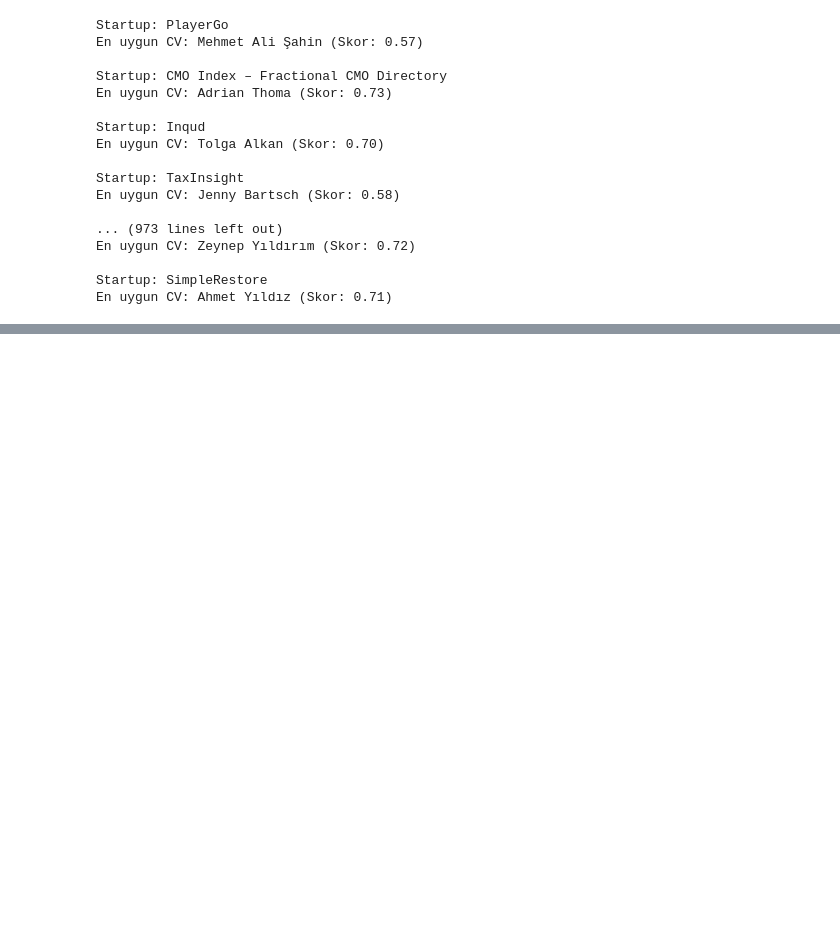
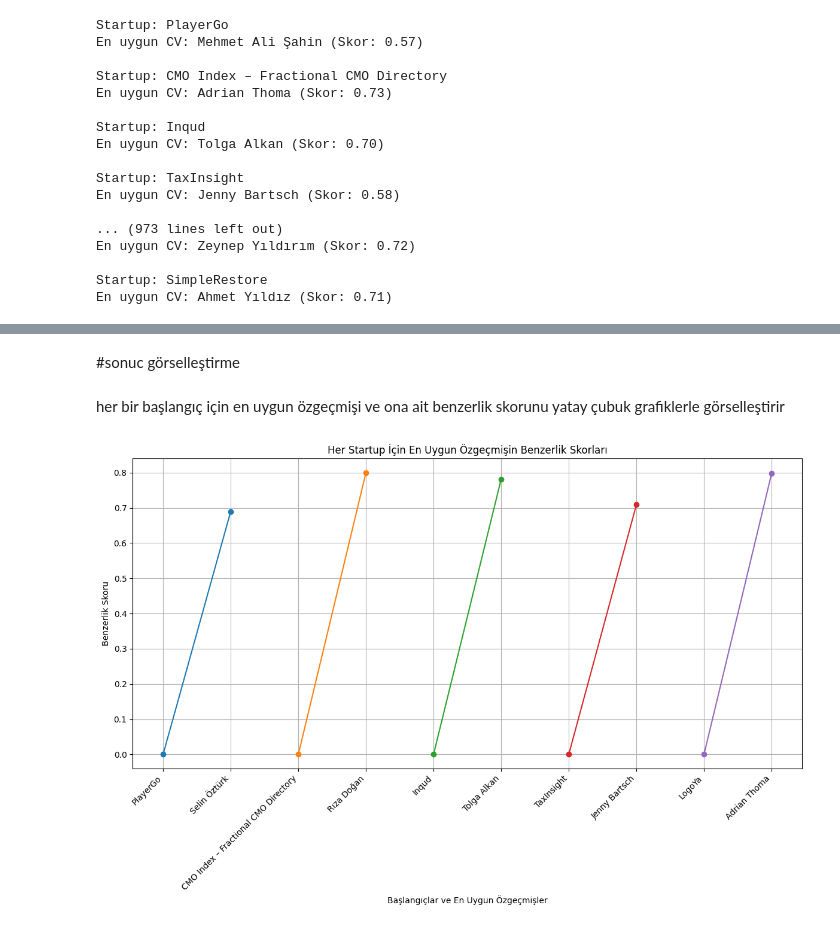
Before and after one commit to hmyrcmn/bitirme, a Jupyter notebook: deneme1.ipynb, the cells around one changed output, grey strips where cells are left out. Drawn from its saved outputs; the diff is of its cells as text; code cells hidden in the pictures; blank space fills up the shorter version.

```diff
--- a/deneme1.ipynb
+++ b/deneme1.ipynb
@@ -126,0 +197,34 @@ En uygun CV: Ahmet Yıldız (Skor: 0.71)
+# %% [markdown]
+#sonuc görselleştirme
+# %% [markdown]
+her bir başlangıç için en uygun özgeçmişi ve ona ait benzerlik skorunu yatay çubuk grafiklerle görselleştirir
+# %%
+import matplotlib.pyplot as plt
+
+# Başlangıçlar ve en uygun özgeçmişlerin listelerini oluşturun
+startup_names = [startup['business_name'] for startup in startup_data[:5]]
+best_cv_names = []
+scores = []
+
+for i, startup in enumerate(startup_data):
+    best_cv, score = find_best_cv_for_startup(i)
+    best_cv_names.append(best_cv['name'])
+    scores.append(score)
+
+# Grafik oluşturma
+plt.figure(figsize=(12, 8))
+
+# Her bir startup için çizgi grafiği çizin
+for startup_name, best_cv_name, score in zip(startup_names, best_cv_names, scores):
+    plt.plot([startup_name, best_cv_name], [0, score], marker='o', label=f"{startup_name} -> {best_cv_name}")
+
+plt.xlabel('Başlangıçlar ve En Uygun Özgeçmişler')
+plt.ylabel('Benzerlik Skoru')
+plt.title('Her Startup İçin En Uygun Özgeçmişin Benzerlik Skorları')
+plt.xticks(rotation=45, ha='right')
+plt.grid(True)
+# plt.legend()
+plt.tight_layout()
+plt.show()
+# %% [output]
+[figure, added]
```
Also changed, not shown: parts of 5 cells of this notebook.
